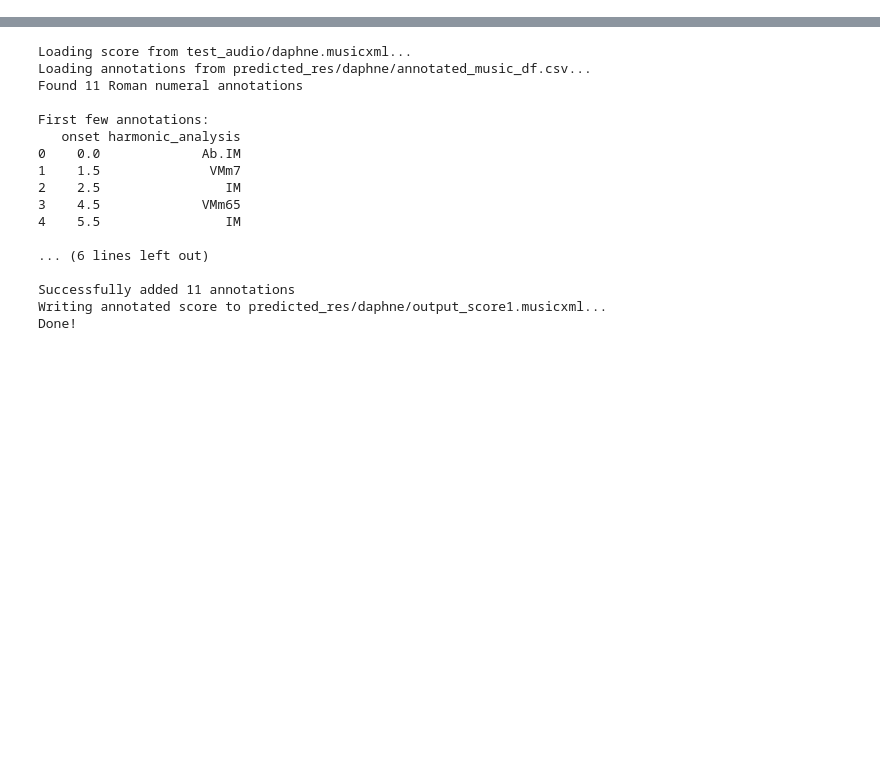
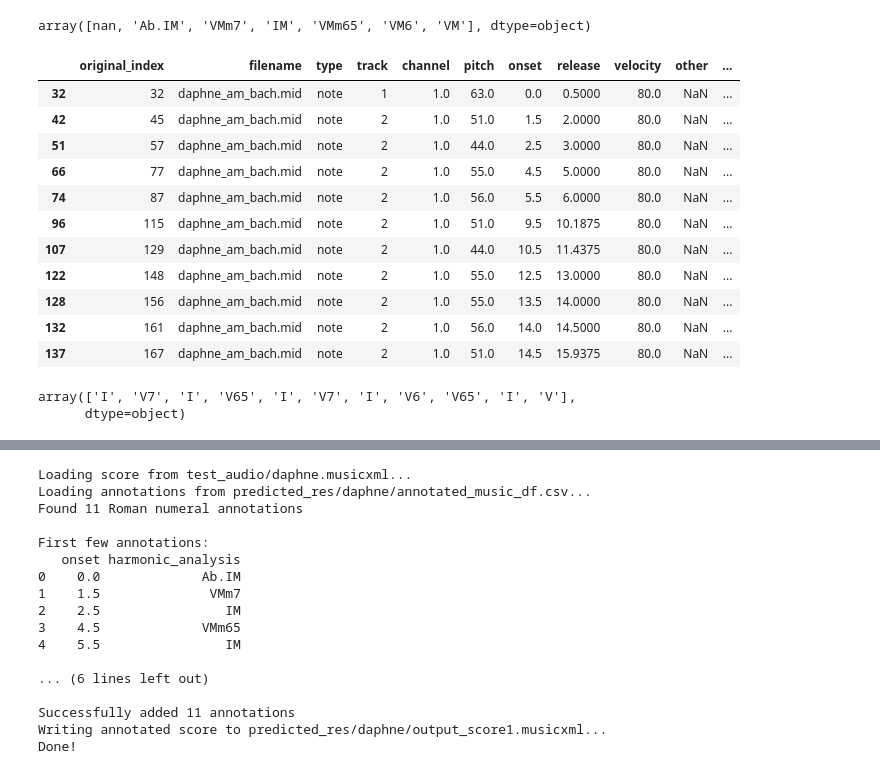
Before and after one commit to PulyaPolya/musicbert_hf, a Jupyter notebook: generating_rn_pred.ipynb, the cells around one changed output, grey strips where cells are left out. Saved outputs shown, nothing was run; the diff lists cells and outputs as text; code cells hidden in the pictures; blank space fills up the shorter version.

```diff
--- a/generating_rn_pred.ipynb
+++ b/generating_rn_pred.ipynb
@@ -9,3 +9,49 @@ df.head()
 | 2 | 2 | daphne_am_bach.mid | control_change | 0 | 0.0 | NaN | 0.0 | NaN | NaN | {'control': 7, 'value': 100} | ... |
 | 3 | 3 | daphne_am_bach.mid | control_change | 0 | 0.0 | NaN | 0.0 | NaN | NaN | {'control': 10, 'value': 41} | ... |
 | 4 | 4 | daphne_am_bach.mid | control_change | 0 | 0.0 | NaN | 0.0 | NaN | NaN | {'control': 91, 'value': 0} | ... |
+# %%
+df["harmonic_analysis"].unique()
+# %% [output]
+array([nan, 'Ab.IM', 'VMm7', 'IM', 'VMm65', 'VM6', 'VM'], dtype=object)
+# %%
+def parse_harmonic_analysis(rn):
+    """
+    Parse harmonic analysis notation like 'G.IM', 'g.im/VI', 'IM'
+    Removes key prefix and quality indicators (M/m)
+
+    Args:
+        rn: Roman numeral string
+
+    Returns:
+        str: cleaned Roman numeral (e.g., 'I', 'V/VI', 'iv')
+    """
+    if not rn or pd.isna(rn):
+        return None
+
+    rn = str(rn).strip()
+
+    # Remove key prefix (everything before the dot)
+    if "." in rn:
+        rn = rn.split(".", 1)[1]
+
+    # Remove quality indicators M and m
+    rn = rn.replace("M", "").replace("m", "")
+
+    return rn if rn else None
+# %%
+df_harmonic_cleaned = df.copy()
+df_harmonic_cleaned["harmonic_analysis"] = df_harmonic_cleaned["harmonic_analysis"].apply(lambda x: parse_harmonic_analysis(x))
+df_harmonic_cleaned[ df_harmonic_cleaned["harmonic_analysis"].notna()]
+# %% [output]
+|  | original_index | filename | type | track | channel | pitch | onset | release | velocity | other | ... |
+| 32 | 32 | daphne_am_bach.mid | note | 1 | 1.0 | 63.0 | 0.0 | 0.5000 | 80.0 | NaN | ... |
+| 42 | 45 | daphne_am_bach.mid | note | 2 | 1.0 | 51.0 | 1.5 | 2.0000 | 80.0 | NaN | ... |
+| 51 | 57 | daphne_am_bach.mid | note | 2 | 1.0 | 44.0 | 2.5 | 3.0000 | 80.0 | NaN | ... |
+| 66 | 77 | daphne_am_bach.mid | note | 2 | 1.0 | 55.0 | 4.5 | 5.0000 | 80.0 | NaN | ... |
+| 74 | 87 | daphne_am_bach.mid | note | 2 | 1.0 | 56.0 | 5.5 | 6.0000 | 80.0 | NaN | ... |
+| 96 | 115 | daphne_am_bach.mid | note | 2 | 1.0 | 51.0 | 9.5 | 10.1875 | 80.0 | NaN | ... |
+| 107 | 129 | daphne_am_bach.mid | note | 2 | 1.0 | 44.0 | 10.5 | 11.4375 | 80.0 | NaN | ... |
+| 122 | 148 | daphne_am_bach.mid | note | 2 | 1.0 | 55.0 | 12.5 | 13.0000 | 80.0 | NaN | ... |
+| 128 | 156 | daphne_am_bach.mid | note | 2 | 1.0 | 55.0 | 13.5 | 14.0000 | 80.0 | NaN | ... |
+| 132 | 161 | daphne_am_bach.mid | note | 2 | 1.0 | 56.0 | 14.0 | 14.5000 | 80.0 | NaN | ... |
+| 137 | 167 | daphne_am_bach.mid | note | 2 | 1.0 | 51.0 | 14.5 | 15.9375 | 80.0 | NaN | ... |
@@ -11,0 +63,5 @@ df.head()
+# %%
+rn_values
+# %% [output]
+array(['I', 'V7', 'I', 'V65', 'I', 'V7', 'I', 'V6', 'V65', 'I', 'V'],
+      dtype=object)
```
Also changed, not shown: parts of 23 cells of this notebook.
